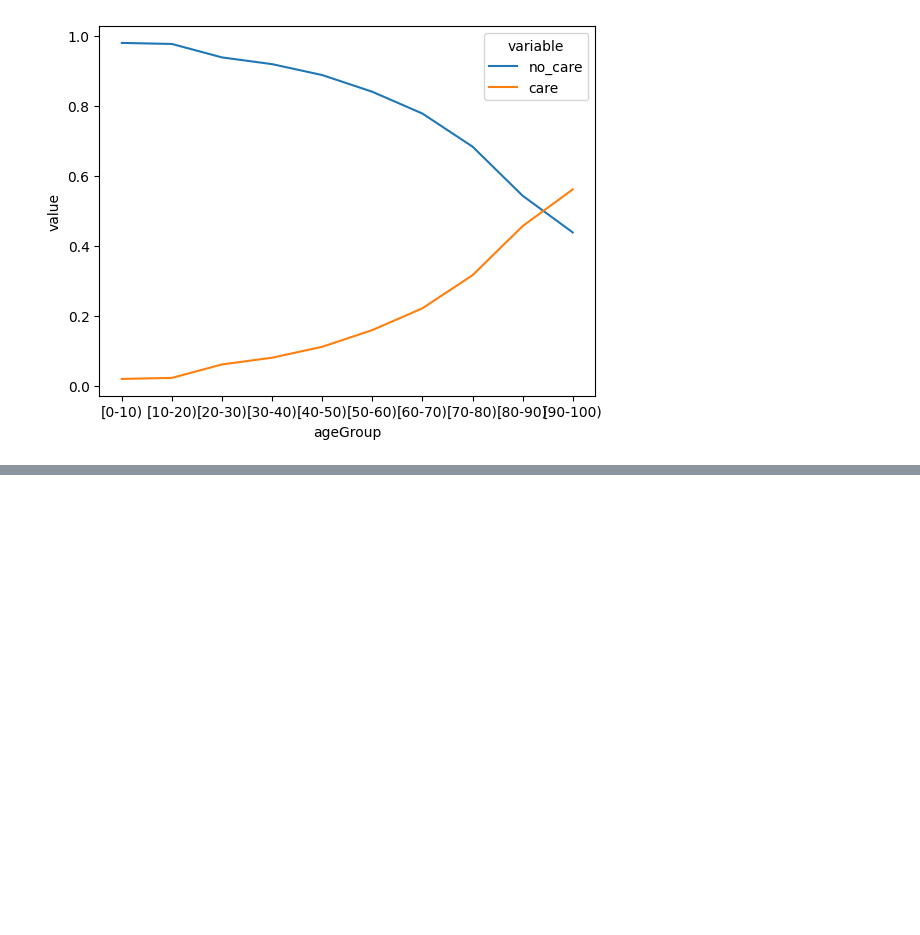
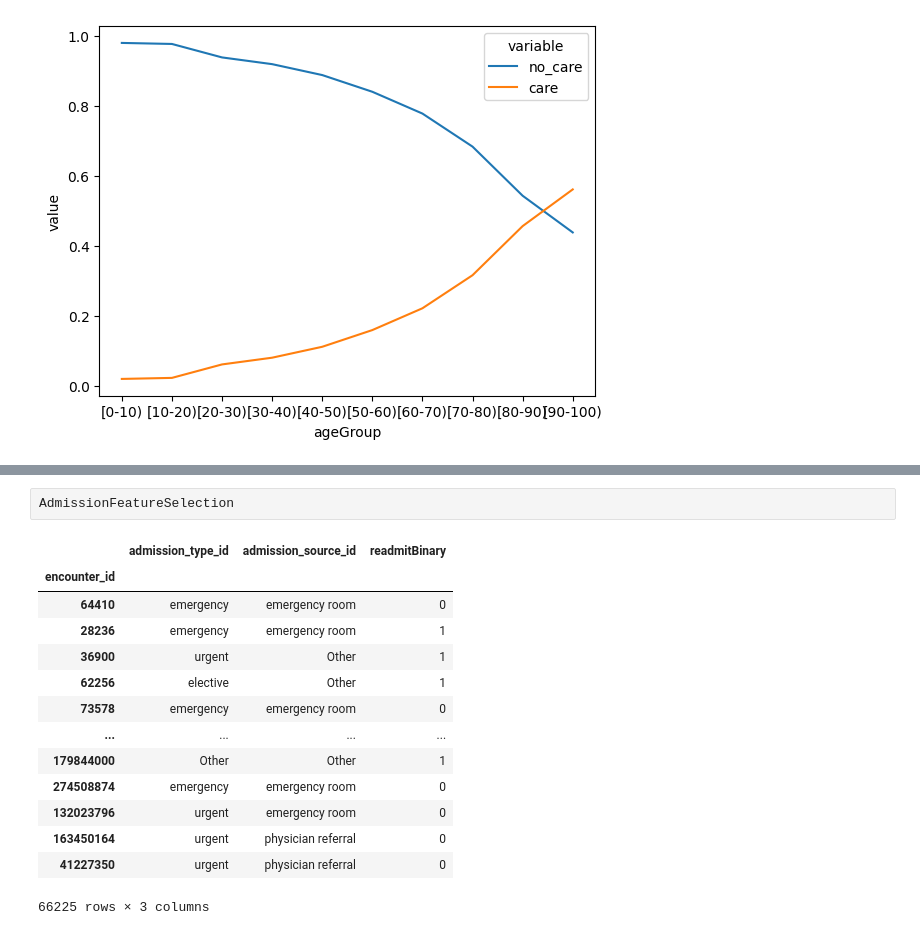
Before and after one commit to ashbyj/PredictingReadmissions, a Jupyter notebook: notebooks/2-ja-eda.ipynb, the cells around one changed output, grey strips where cells are left out. Saved outputs shown, nothing was run; the diff lists cells and outputs as text; blank space fills up the shorter version.

```diff
--- a/notebooks/2-ja-eda.ipynb
+++ b/notebooks/2-ja-eda.ipynb
@@ -241,0 +323,17 @@ next i want to look at gender, then admission type and source, then dx melted in
+# %%
+AdmissionFeatureSelection
+# %% [output]
+|  | admission_type_id | admission_source_id | readmitBinary |
+| encounter_id |  |  |  |
+| 64410 | emergency | emergency room | 0 |
+| 28236 | emergency | emergency room | 1 |
+| 36900 | urgent | Other | 1 |
+| 62256 | elective | Other | 1 |
+| 73578 | emergency | emergency room | 0 |
+| ... | ... | ... | ... |
+| 179844000 | Other | Other | 1 |
+| 274508874 | emergency | emergency room | 0 |
+| 132023796 | urgent | emergency room | 0 |
+| 163450164 | urgent | physician referral | 0 |
+| 41227350 | urgent | physician referral | 0 |
+66225 rows × 3 columns
```
Also changed, not shown: parts of 22 cells of this notebook, 1 other file.
